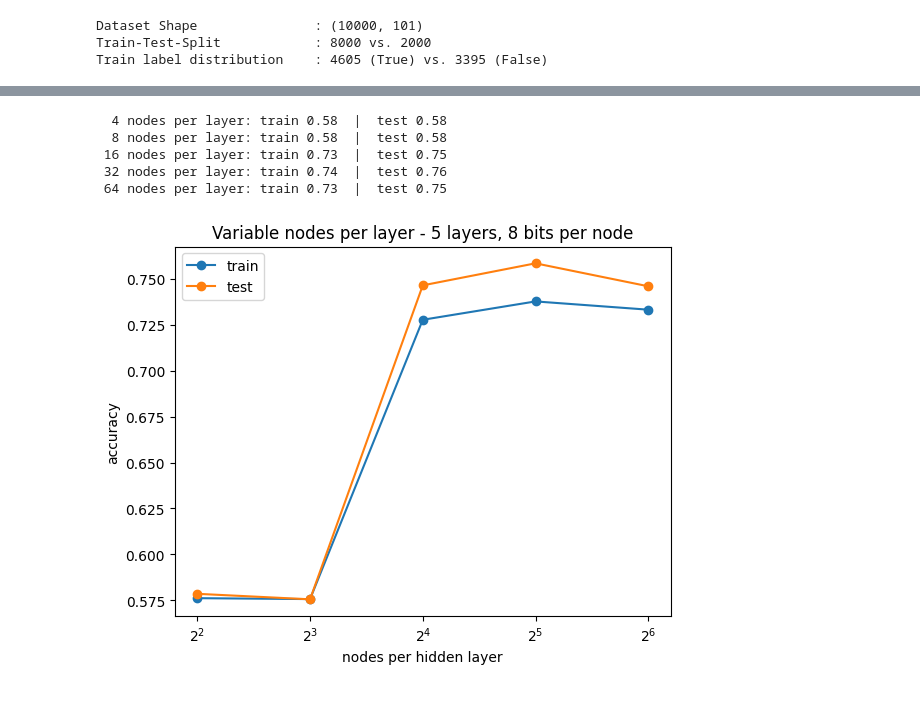
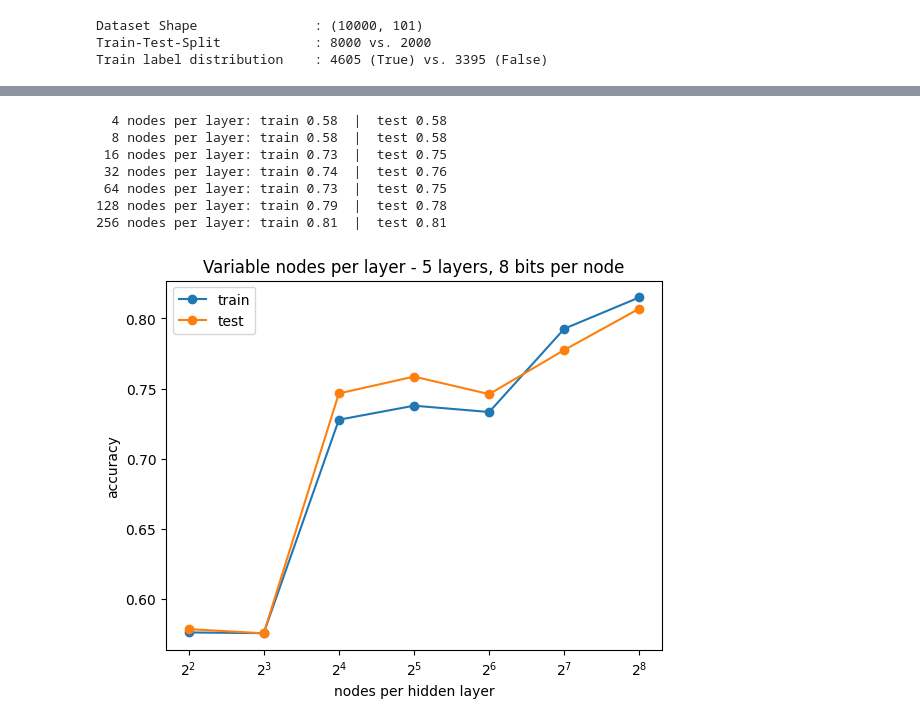
Before and after one commit to simontonner/rule-net, a Jupyter notebook: experiment_2_lut.ipynb, the cells around one changed output, grey strips where cells are left out. Saved outputs shown, nothing was run; the diff lists cells and outputs as text; code cells hidden in the pictures.

```diff
--- a/experiment_2_lut.ipynb
+++ b/experiment_2_lut.ipynb
@@ -79,38 +99,40 @@ plt.show()
 # Variable number of nodes per layer (fixed 8-bit iputs)
 
 hidden_layer_count = 4
-layer_node_counts  = [4, 8, 16, 32, 64]
+layer_node_counts  = [4, 8, 16, 32, 64, 128, 256]
 layer_bit_count   = 4
 
 train_acc, test_acc = [], []
 for layer_node_count in layer_node_counts:
     lut_net = DeepBinaryClassifier(
         layer_node_counts   = [layer_node_count]*hidden_layer_count + [1],
         layer_bit_counts    = [layer_bit_count]*(hidden_layer_count + 1),
         node_factory        = make_lut_node,
         seed                = 42,
     )
     lut_net.fit(X_train, y_train)
     train_acc.append(accuracy_score(y_train, lut_net.predict(X_train)))
-    test_acc .append(accuracy_score(y_test , lut_net.predict(X_test)))
+    test_acc.append(accuracy_score(y_test , lut_net.predict(X_test)))
 
     print(f"{layer_node_count:>3} nodes per layer: train {train_acc[-1]:.2f}  |  test {test_acc[-1]:.2f}")
 
 plt.plot(layer_node_counts, train_acc, marker="o", label="train")
 plt.plot(layer_node_counts, test_acc , marker="o", label="test")
 plt.title("Variable nodes per layer - 5 layers, 8 bits per node")
 plt.xlabel("nodes per hidden layer")
 plt.ylabel("accuracy")
 plt.legend()
 plt.xscale("log", base=2)
 plt.show()
 # %% [output]
   4 nodes per layer: train 0.58  |  test 0.58
   8 nodes per layer: train 0.58  |  test 0.58
  16 nodes per layer: train 0.73  |  test 0.75
  32 nodes per layer: train 0.74  |  test 0.76
  64 nodes per layer: train 0.73  |  test 0.75
+128 nodes per layer: train 0.79  |  test 0.78
+256 nodes per layer: train 0.81  |  test 0.81
-[figure, old version]
+[figure, new version]
 # %%
 # Variable number of bits per node (fixed 16 nodes per layer)
 
```
Also changed, not shown: parts of 5 cells of this notebook, 18 other files.
